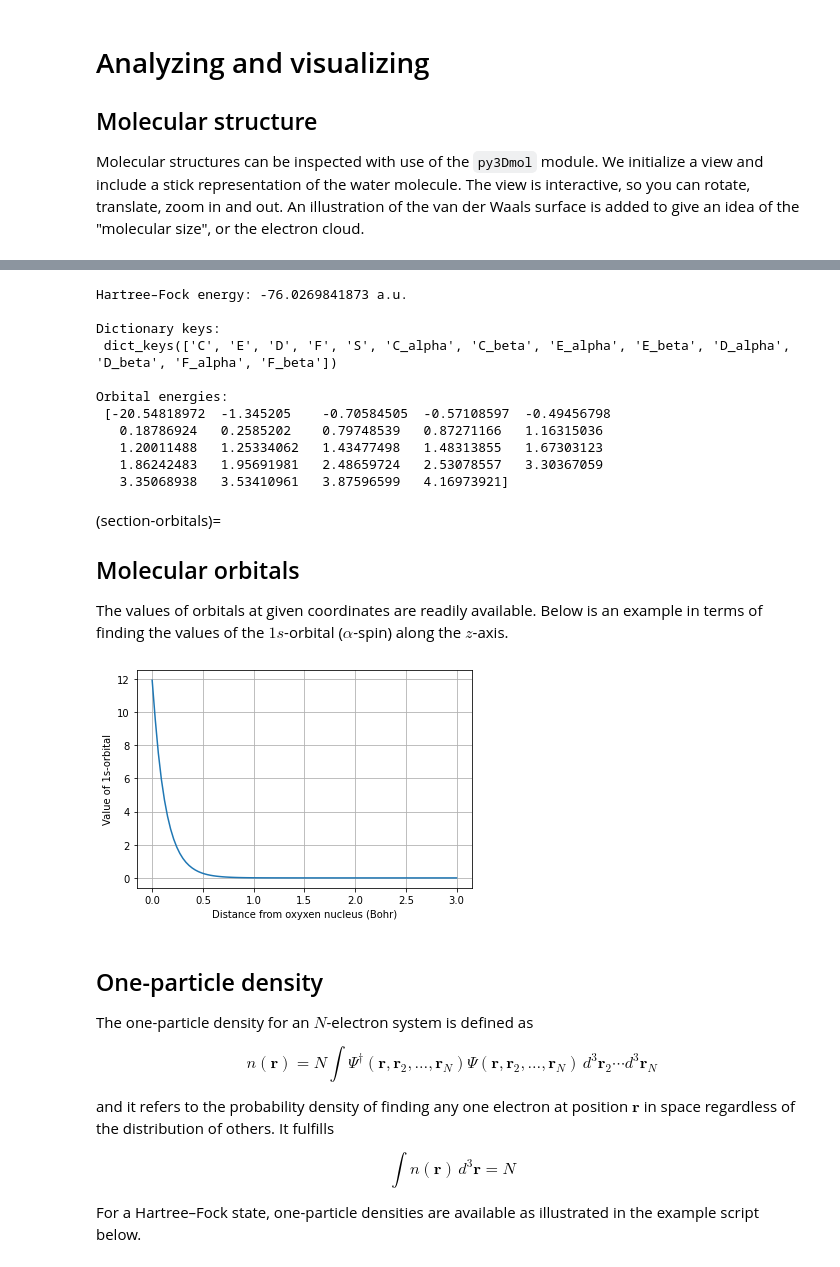
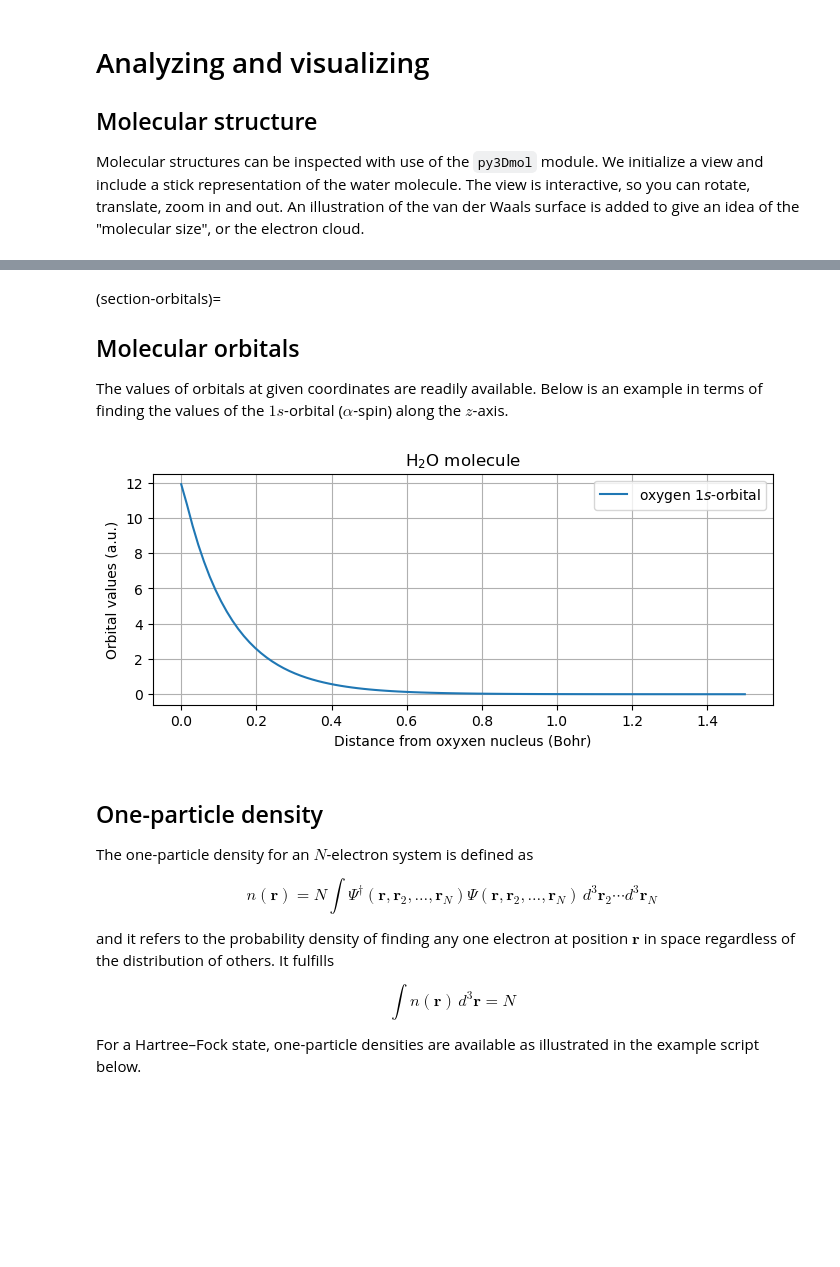
Before and after one commit to kthpanor/cb2070, a Jupyter notebook: docs/analyze.ipynb, the cells around one changed output, grey strips where cells are left out. Saved outputs shown, nothing was run; the diff lists cells and outputs as text; code cells hidden in the pictures; blank space fills up the shorter version.

```diff
--- a/docs/analyze.ipynb
+++ b/docs/analyze.ipynb
@@ -72,49 +54,37 @@ The SCF driver object contains a wealth of useful information:
-# %%
-print(f'Hartree–Fock energy: {scf_drv.get_scf_energy():14.10f} a.u.\n')
-
-print('Dictionary keys:\n', scf_drv.scf_tensors.keys(), '\n')
-
-print('Orbital energies:\n', scf_drv.scf_tensors['E'])
-# %% [output]
-Hartree–Fock energy: -76.0269841873 a.u.
-
-Dictionary keys:
- dict_keys(['C', 'E', 'D', 'F', 'S', 'C_alpha', 'C_beta', 'E_alpha', 'E_beta', 'D_alpha', 'D_beta', 'F_alpha', 'F_beta'])
-
-Orbital energies:
- [-20.54818972  -1.345205    -0.70584505  -0.57108597  -0.49456798
-   0.18786924   0.2585202    0.79748539   0.87271166   1.16315036
-   1.20011488   1.25334062   1.43477498   1.48313855   1.67303123
-   1.86242483   1.95691981   2.48659724   2.53078557   3.30367059
-   3.35068938   3.53410961   3.87596599   4.16973921]
 # %% [markdown]
 (section-orbitals)=
 ## Molecular orbitals
 
 The values of orbitals at given coordinates are readily available. Below is an example in terms of finding the values of the $1s$-orbital ($\alpha$-spin) along the $z$-axis.
 # %%
+import matplotlib.pyplot as plt
 import numpy as np
-import matplotlib.pyplot as plt
 
 vis_drv = vlx.VisualizationDriver()
 mol_orbs = scf_drv.mol_orbs
 
 n = 100
-coords = np.zeros((n,3))
-coords[:,2] = np.linspace(0,3,n)
+coords = np.zeros((n, 3))
+coords[:, 2] = np.linspace(0, 1.5, n)
 
 mo_1s = 0
-mo_1s_values = vis_drv.get_mo(coords, molecule, basis, mol_orbs, mo_1s, 'alpha')
-
-plt.plot(coords[:,2], mo_1s_values)
-
-plt.grid(True)
-plt.xlabel('Distance from oxyxen nucleus (Bohr)')
-plt.ylabel('Value of 1s-orbital')
-
-plt.show()
+mo_1s_values = vis_drv.get_mo(coords, molecule, basis, mol_orbs, mo_1s, "alpha")
-# %% [output]
-[figure, removed]
+# %%
+fig = plt.figure(figsize=(8, 3))
+
+plt.plot(coords[:, 2], mo_1s_values, label = r"oxygen $1s$-orbital")
+
+plt.grid(True)
+
+plt.legend()
+
+plt.title(r"H$_2$O molecule")
+plt.xlabel("Distance from oxyxen nucleus (Bohr)")
+plt.ylabel("Orbital values (a.u.)")
+
+plt.show()
+# %% [output]
+[figure, added]
 # %% [markdown]
 ## One-particle density
 
```
Also changed, not shown: parts of 6 cells of this notebook, 16 other files.
